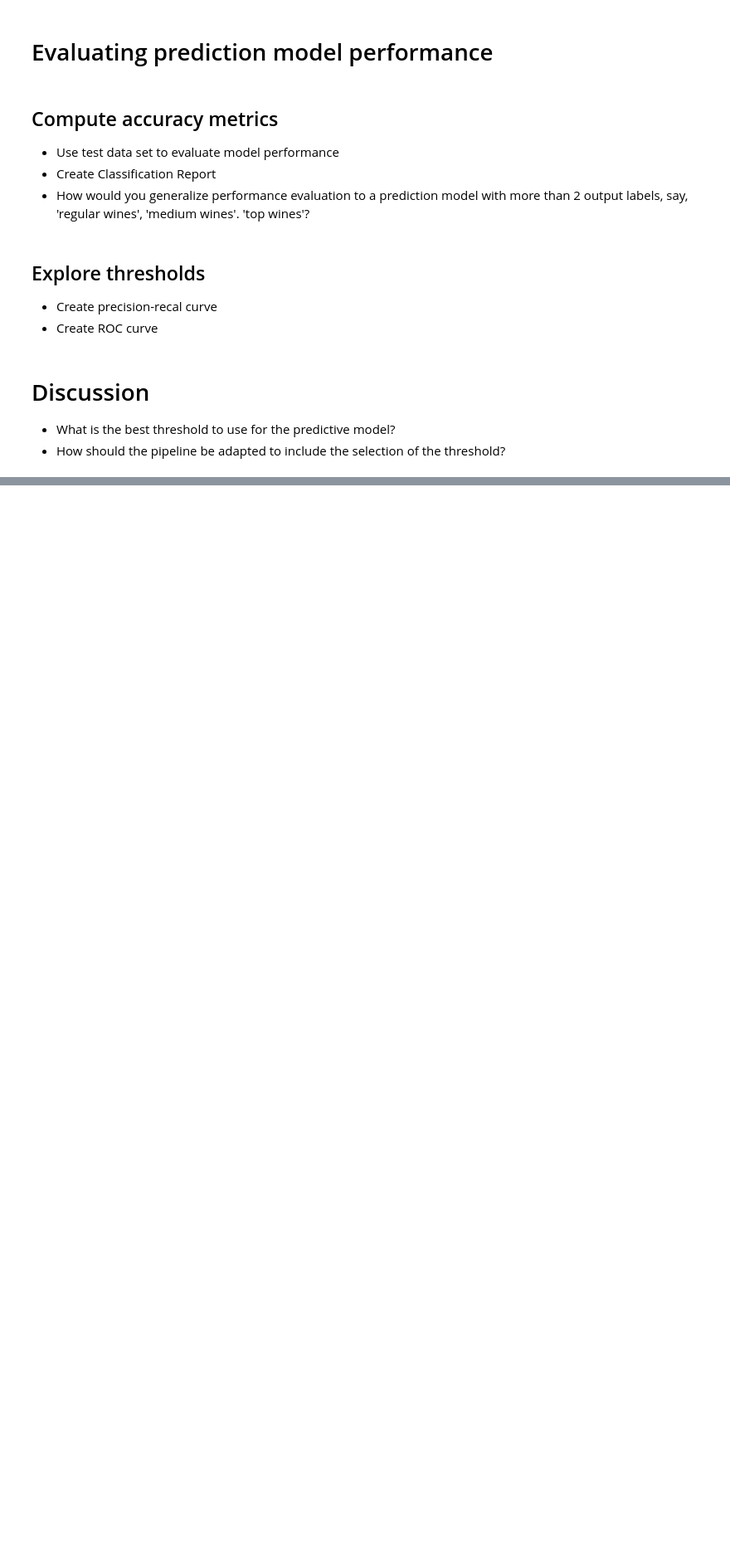
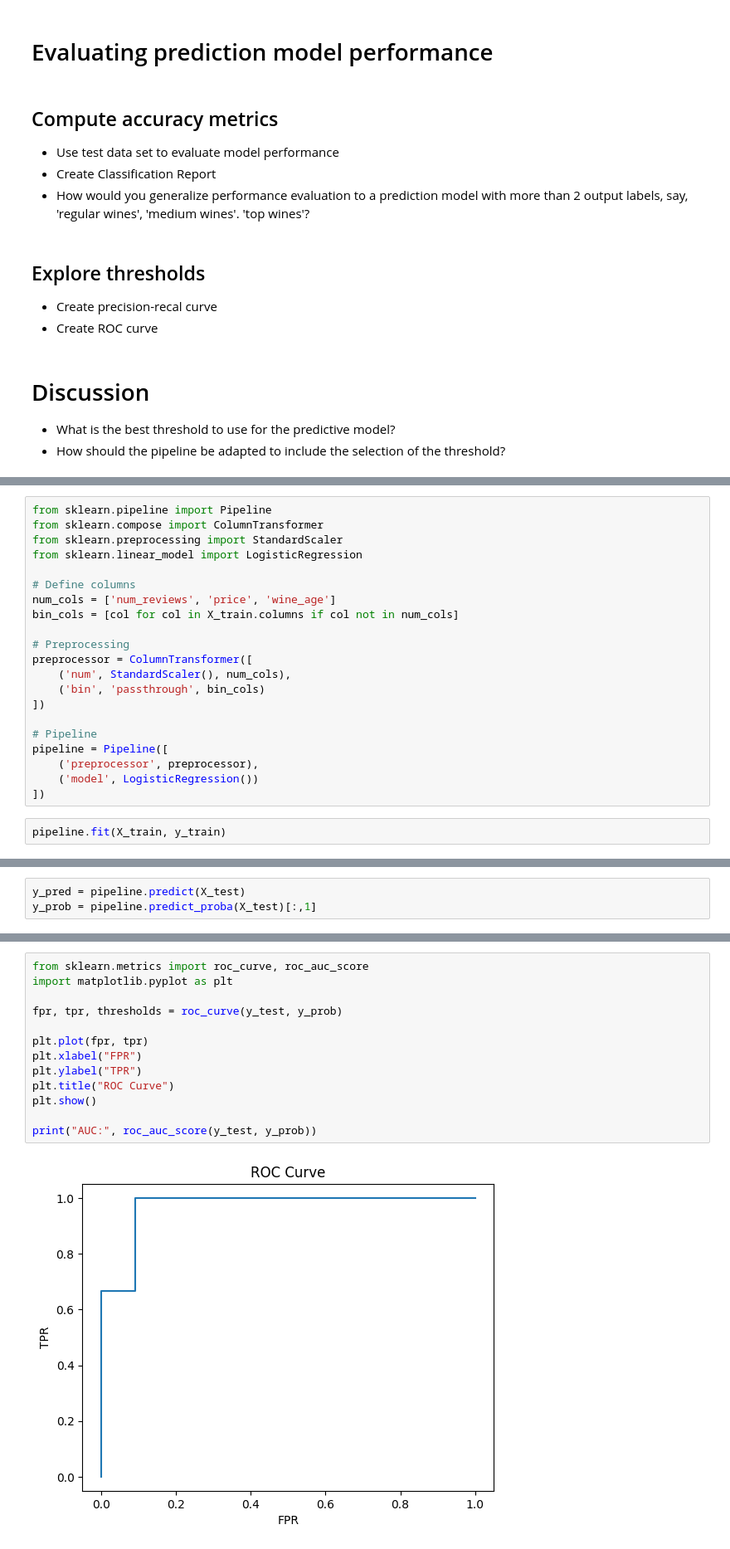
Before and after one commit to asternoeld/practical-ml-25-26, a Jupyter notebook: notebooks/spanish_white_wine_high_ratings.ipynb, the cells around one changed output, grey strips where cells are left out. Shown at 83% size. Saved outputs shown, nothing was run; the diff lists cells and outputs as text; blank space fills up the shorter version.

```diff
--- a/notebooks/spanish_white_wine_high_ratings.ipynb
+++ b/notebooks/spanish_white_wine_high_ratings.ipynb
@@ -234,0 +250,23 @@ Build pre-processing+processing pipeline:
+# %%
+from sklearn.pipeline import Pipeline
+from sklearn.compose import ColumnTransformer
+from sklearn.preprocessing import StandardScaler
+from sklearn.linear_model import LogisticRegression
+
+# Define columns
+num_cols = ['num_reviews', 'price', 'wine_age']
+bin_cols = [col for col in X_train.columns if col not in num_cols]
+
+# Preprocessing
+preprocessor = ColumnTransformer([
+    ('num', StandardScaler(), num_cols),
+    ('bin', 'passthrough', bin_cols)
+])
+
+# Pipeline
+pipeline = Pipeline([
+    ('preprocessor', preprocessor),
+    ('model', LogisticRegression())
+])
+# %%
+pipeline.fit(X_train, y_train)
@@ -234,0 +291,3 @@ Build pre-processing+processing pipeline:
+# %%
+y_pred = pipeline.predict(X_test)
+y_prob = pipeline.predict_proba(X_test)[:,1]
@@ -234,0 +313,15 @@ Build pre-processing+processing pipeline:
+# %%
+from sklearn.metrics import roc_curve, roc_auc_score
+import matplotlib.pyplot as plt
+
+fpr, tpr, thresholds = roc_curve(y_test, y_prob)
+
+plt.plot(fpr, tpr)
+plt.xlabel("FPR")
+plt.ylabel("TPR")
+plt.title("ROC Curve")
+plt.show()
+
+print("AUC:", roc_auc_score(y_test, y_prob))
+# %% [output]
+[figure, added]
```
Also changed, not shown: parts of 15 cells of this notebook.
